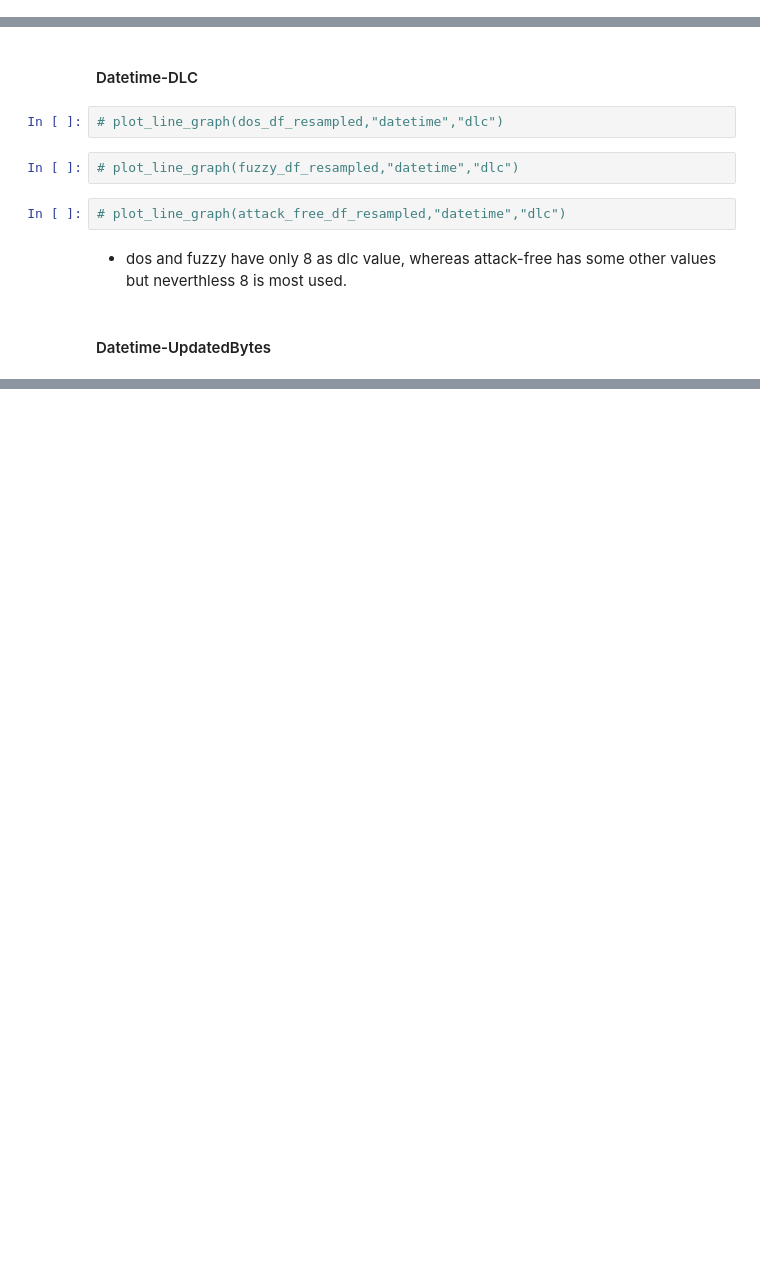
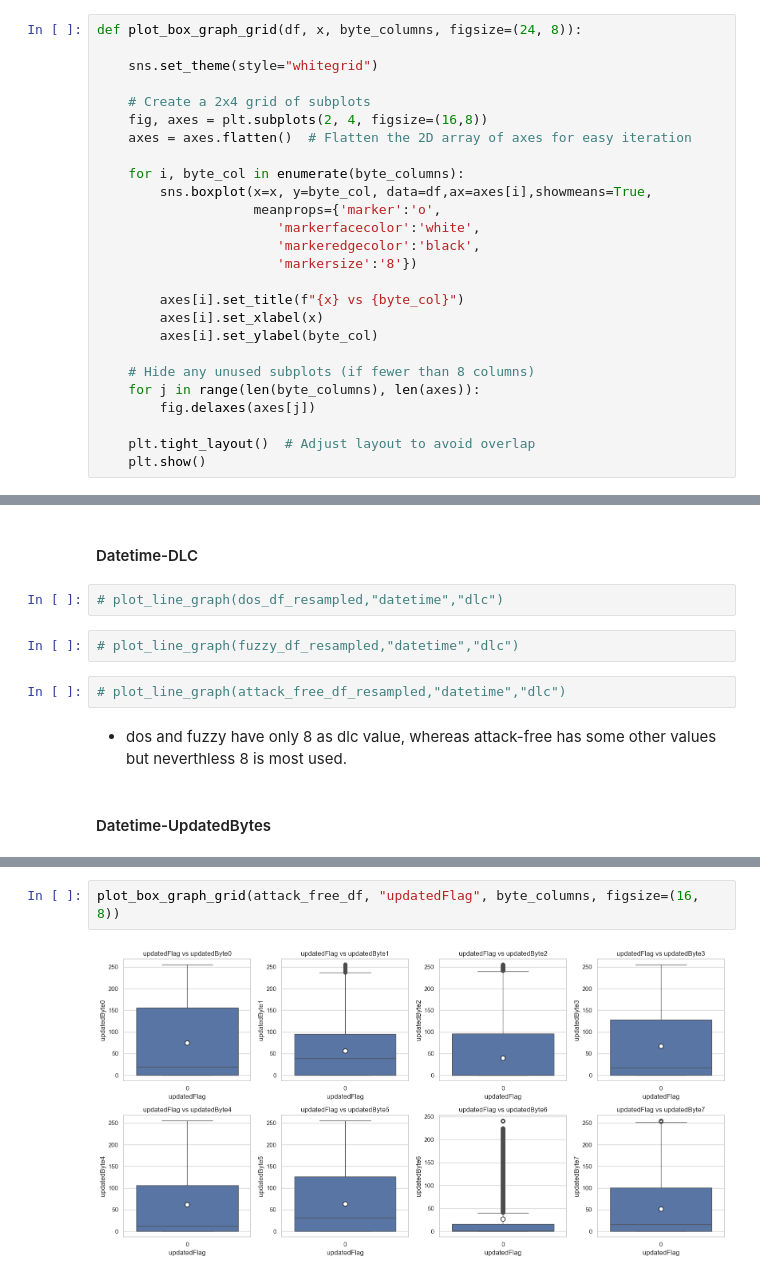
Before and after one commit to FatimeNazliAs/Intrusion-Detection-Systems-using-ML, a Jupyter notebook: notebooks/visualize_data.ipynb, the cells around one changed output, grey strips where cells are left out. Drawn from its saved outputs; the diff is of its cells as text; blank space fills up the shorter version.

```diff
--- a/notebooks/visualize_data.ipynb
+++ b/notebooks/visualize_data.ipynb
@@ -179,3 +167,29 @@ def plot_scatter_graph_grid(df, x, byte_columns, figsize=(24, 8)):
 
     plt.tight_layout()  # Adjust layout to avoid overlap
     plt.show()
+# %%
+def plot_box_graph_grid(df, x, byte_columns, figsize=(24, 8)):
+
+    sns.set_theme(style="whitegrid")
+
+    # Create a 2x4 grid of subplots
+    fig, axes = plt.subplots(2, 4, figsize=(16,8))
+    axes = axes.flatten()  # Flatten the 2D array of axes for easy iteration
+
+    for i, byte_col in enumerate(byte_columns):
+        sns.boxplot(x=x, y=byte_col, data=df,ax=axes[i],showmeans=True,
+                    meanprops={'marker':'o',
+                       'markerfacecolor':'white',
+                       'markeredgecolor':'black',
+                       'markersize':'8'})
+
+        axes[i].set_title(f"{x} vs {byte_col}")
+        axes[i].set_xlabel(x)
+        axes[i].set_ylabel(byte_col)
+
+    # Hide any unused subplots (if fewer than 8 columns)
+    for j in range(len(byte_columns), len(axes)):
+        fig.delaxes(axes[j])
+
+    plt.tight_layout()  # Adjust layout to avoid overlap
+    plt.show()
@@ -375,0 +383,4 @@ plot_line_graph_grid(dos_df_resampled, "datetime", byte_columns)
+# %%
+plot_box_graph_grid(attack_free_df, "updatedFlag", byte_columns, figsize=(16, 8))
+# %% [output]
+[figure, added]
```
Also changed, not shown: parts of 30 cells of this notebook.
